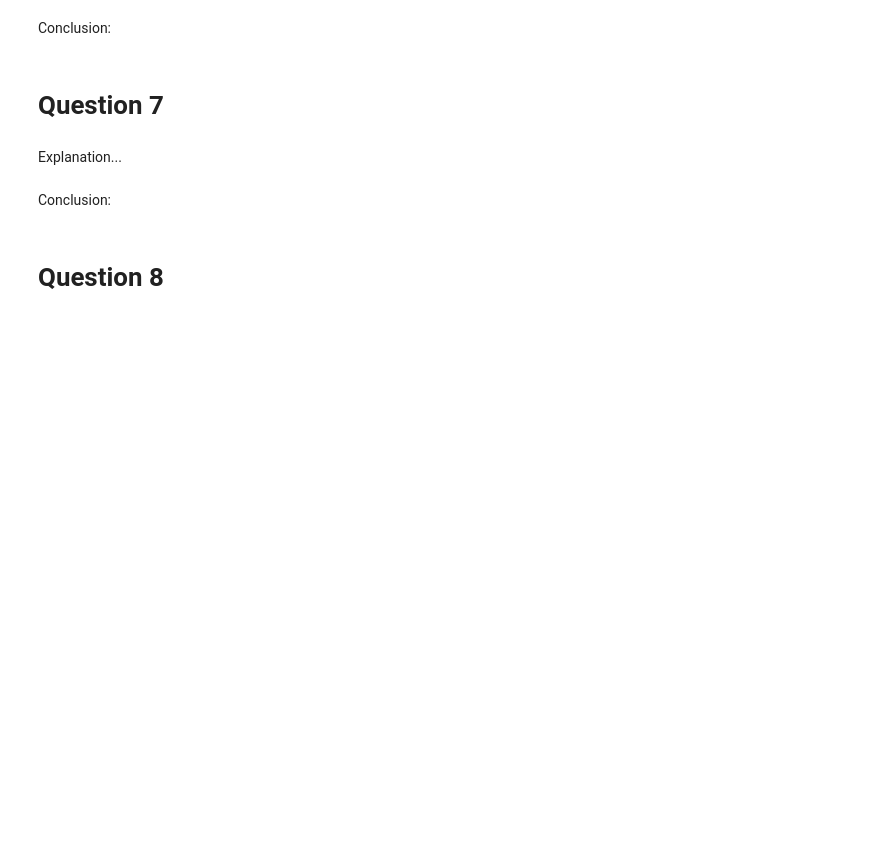
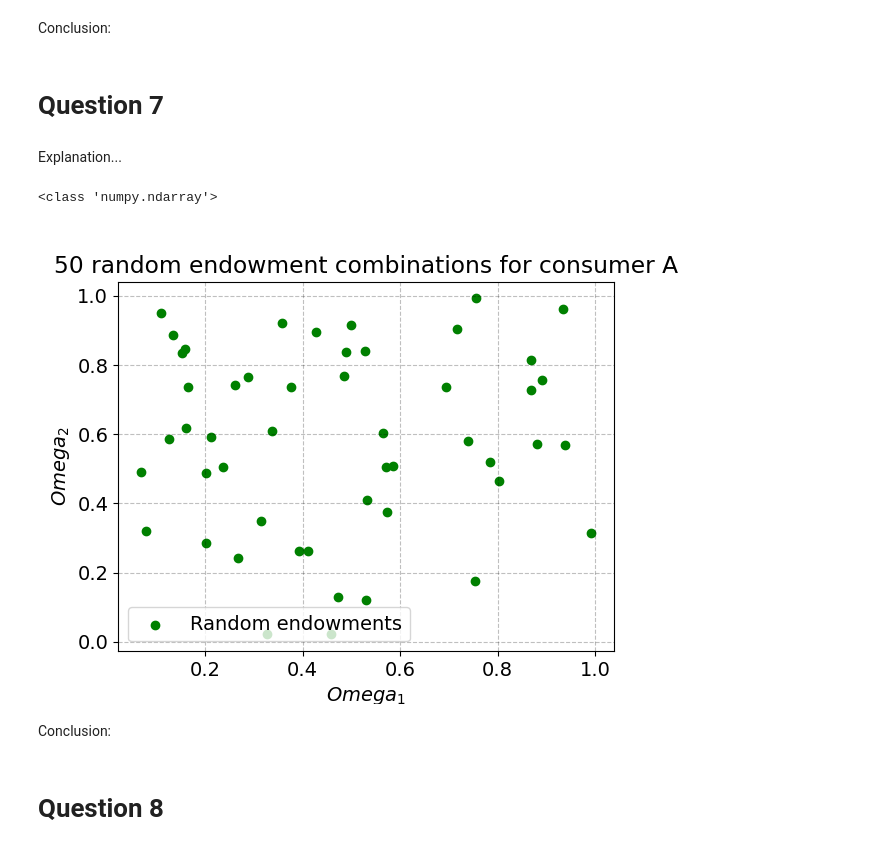
Before and after one commit to NumEconCopenhagen/projects-2024-emil-og-simon, a Jupyter notebook: inauguralproject/inauguralproject.ipynb, the cells around one changed output. Cells and saved outputs as stored; diff of their text form; code cells hidden in the pictures; blank space fills up the shorter version.

```diff
--- a/inauguralproject/inauguralproject.ipynb
+++ b/inauguralproject/inauguralproject.ipynb
@@ -429,3 +385,23 @@ Explanation...
+# %%
+#code
+np.random.seed(2000)
+omega1A = np.random.uniform(low=0,high=1,size=50)
+omega2A = np.random.uniform(low=0,high=1,size=50)
+
+fig = plt.figure()
+
+# b. create the plot
+ax = fig.add_subplot(1,1,1)
+
+ax.scatter(omega1A, omega2A, color='green', label='Random endowments')
+
+ax.set_title('50 random endowment combinations for consumer A')
+ax.set_xlabel('$Omega_1$')
+ax.set_ylabel('$Omega_2$')
+ax.legend(loc='lower left');
+# %% [output]
+<class 'numpy.ndarray'>
+[figure, added]
 # %% [markdown]
 Conclusion:
 # %% [markdown]
```
Also changed, not shown: parts of 10 cells of this notebook, 1 other file.
